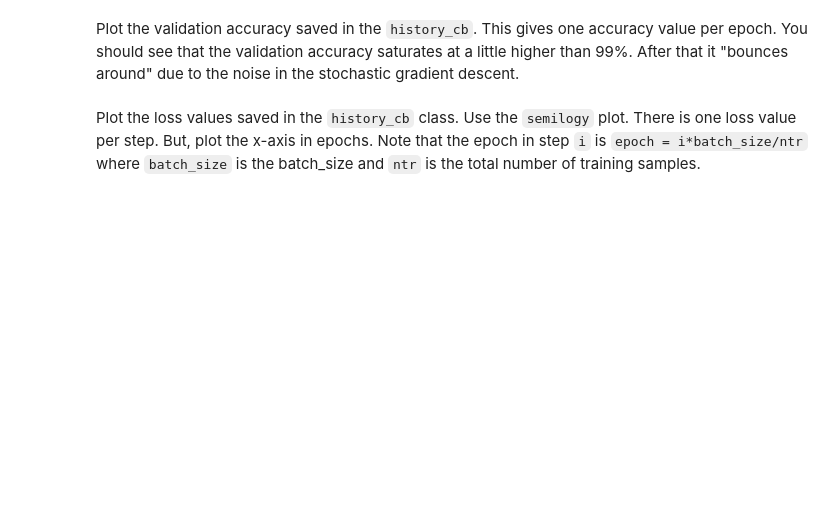
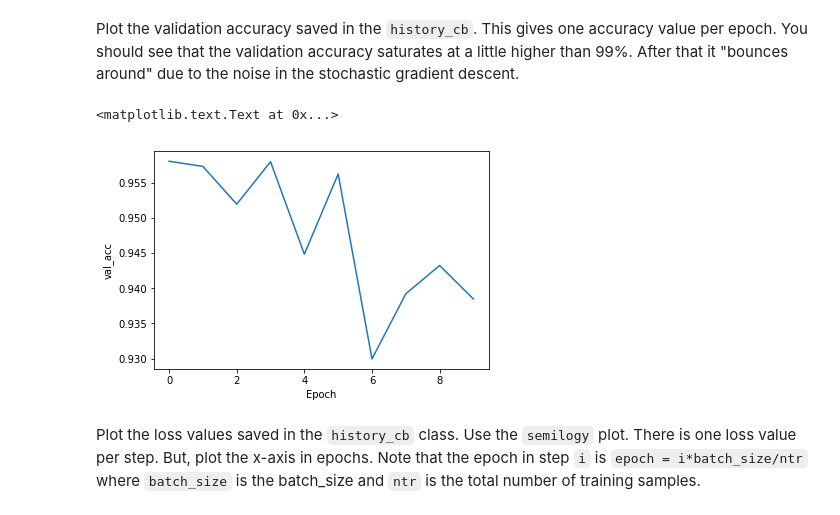
Before and after one commit to cb3157/machine-learning, a Jupyter notebook: neural/lab07_music_partial.ipynb, the cells around one changed output. Saved outputs shown, nothing was run; the diff lists cells and outputs as text; code cells hidden in the pictures; blank space fills up the shorter version.

```diff
--- a/neural/lab07_music_partial.ipynb
+++ b/neural/lab07_music_partial.ipynb
@@ -139,14 +170,18 @@ To keep track of the loss history and validation accuracy, we will use a *callba
 class LossHistory(keras.callbacks.Callback):
     def on_train_begin(self, logs={}):
         # TODO:  Create two empty lists, self.loss and self.val_acc
+        self.loss = []
+        self.val_acc = []
 
     def on_batch_end(self, batch, logs={}):
         # TODO:  This is called at the end of each batch.
         # Add the loss in logs.get('loss') to the loss list
+        self.loss.append(logs.get('loss'))
 
     def on_epoch_end(self, epoch, logs):
         # TODO:  This is called at the end of each epoch.
         # Add the test accuracy in logs.get('val_acc') to the val_acc list
+        self.val_acc.append(logs.get('val_acc'))
 
 # Create an instance of the history callback
 history_cb = LossHistory()
@@ -168,2 +226,10 @@ Plot the validation accuracy saved in the `history_cb`. This gives one accuracy
+# %%
+# TODO
+plt.plot(history_cb.val_acc)
+plt.xlabel("Epoch")
+plt.ylabel("val_acc")
+# %% [output]
+<matplotlib.text.Text at 0x...>
+[figure, added]
 # %% [markdown]
 Plot the loss values saved in the `history_cb` class.  Use the `semilogy` plot.  There is one loss value per step.  But, plot the x-axis in epochs.  Note that the epoch in step `i` is `epoch = i*batch_size/ntr` where `batch_size` is the batch_size and `ntr` is the total number of training samples.
```
Also changed, not shown: parts of 20 cells of this notebook.
